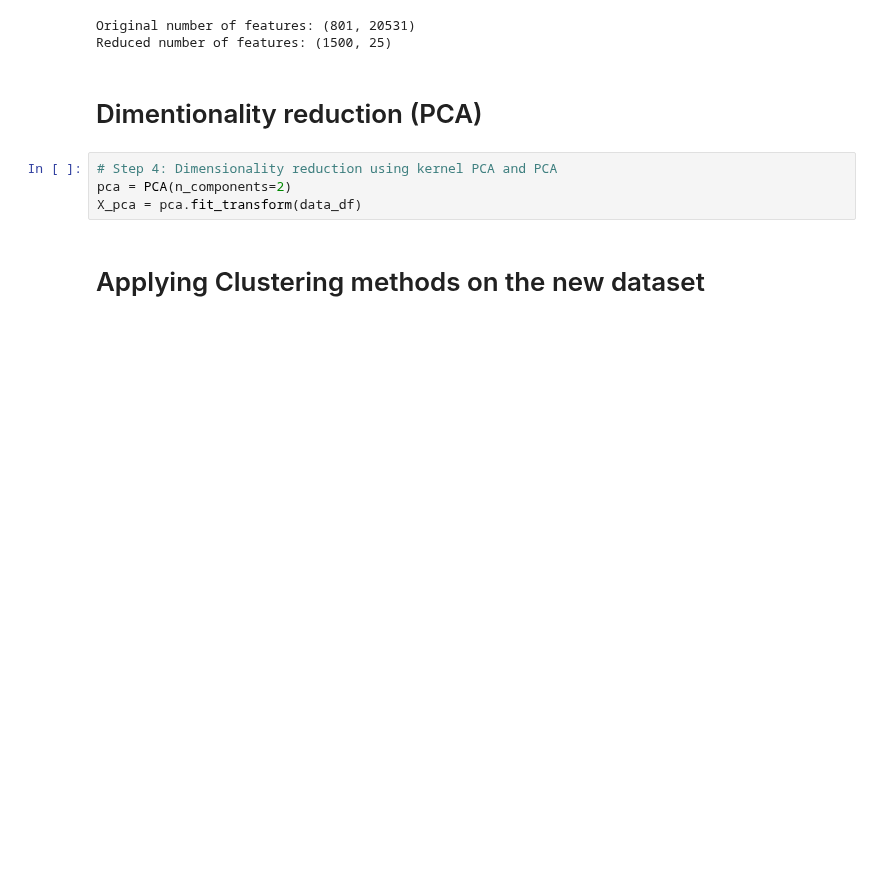
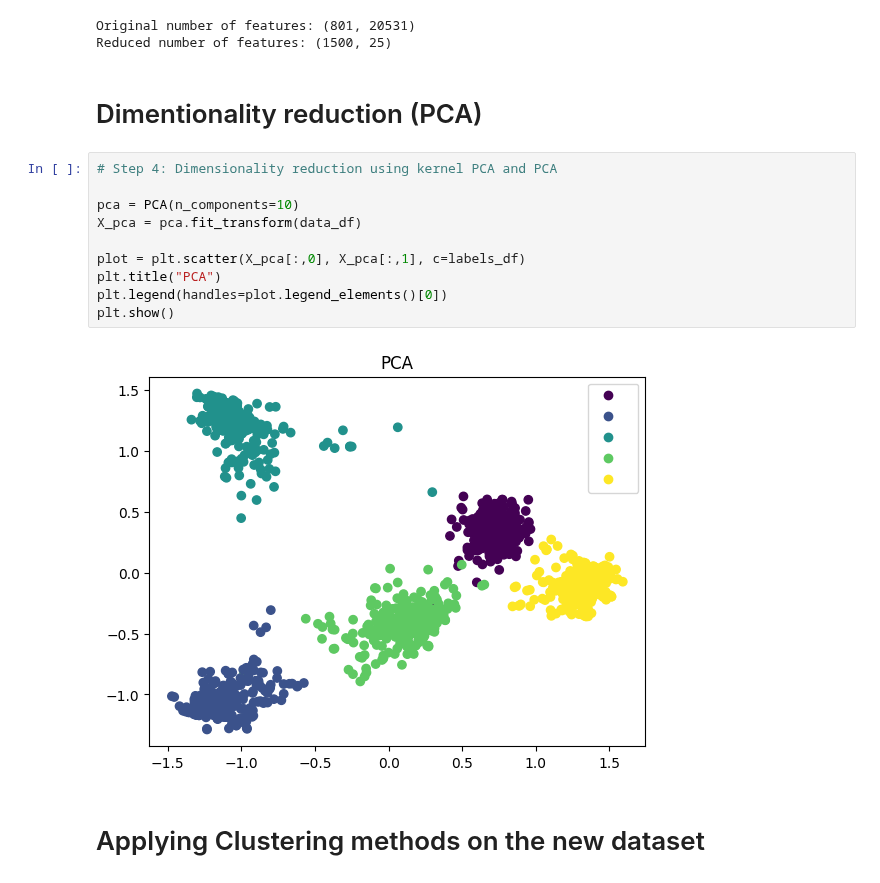
Before and after one commit to danialebrat/Comp_8720_Advanced_AI, a Jupyter notebook: Final Project/PCA.ipynb, the cells around one changed output. Drawn from its saved outputs; the diff is of its cells as text; blank space fills up the shorter version.

```diff
--- a/Final Project/PCA.ipynb
+++ b/Final Project/PCA.ipynb
@@ -101,8 +102,16 @@ Reduced number of features: (1500, 25)
 # Dimentionality reduction (PCA)
 # %%
 # Step 4: Dimensionality reduction using kernel PCA and PCA
-pca = PCA(n_components=2)
+
+pca = PCA(n_components=10)
 X_pca = pca.fit_transform(data_df)
+
+plot = plt.scatter(X_pca[:,0], X_pca[:,1], c=labels_df)
+plt.title("PCA")
+plt.legend(handles=plot.legend_elements()[0])
+plt.show()
+# %% [output]
+[figure, added]
 # %% [markdown]
 # Applying Clustering methods on the new dataset
 # %% [markdown]
```
Also changed, not shown: parts of 10 cells of this notebook, 1 other file.
